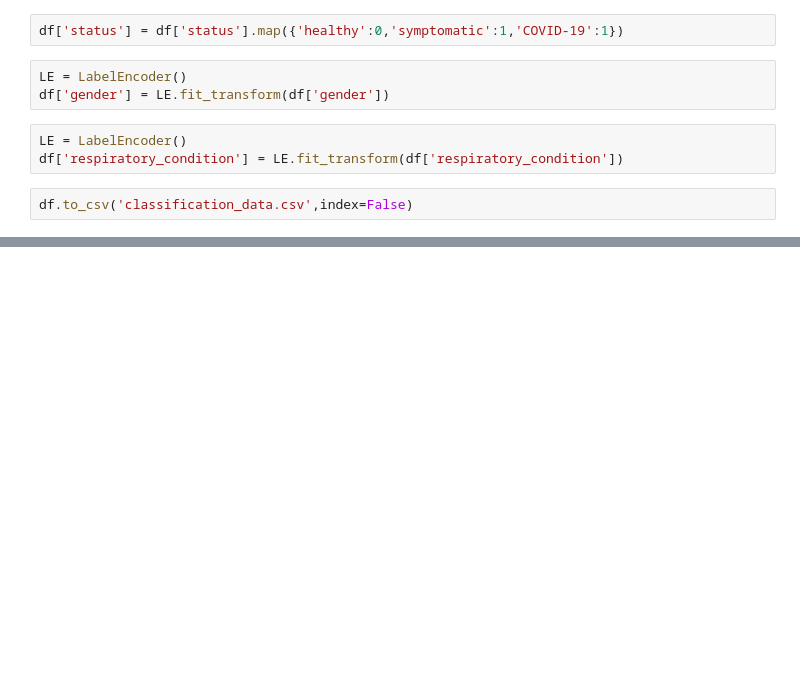
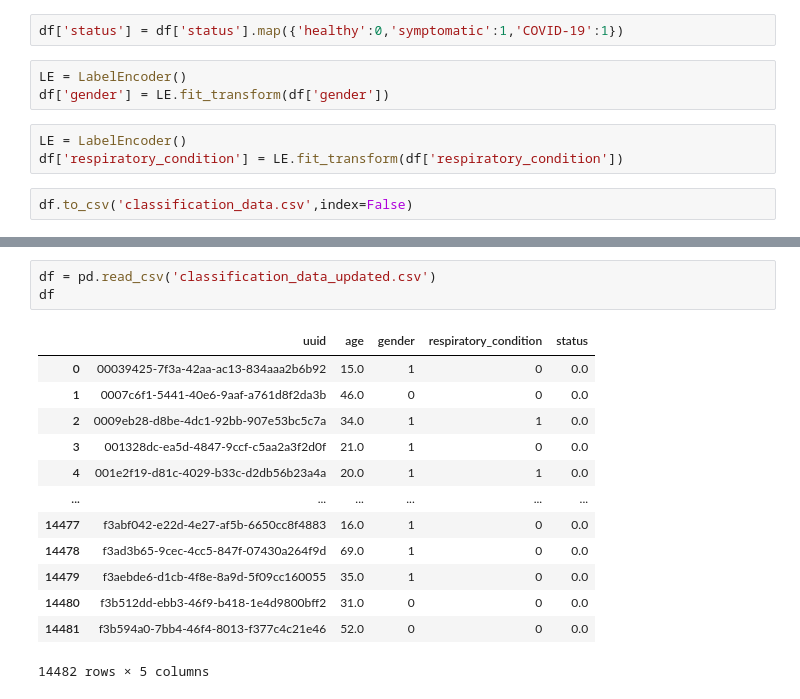
Before and after one commit to Rithik57/CovidDetection, a Jupyter notebook: notebook.ipynb, the cells around one changed output, grey strips where cells are left out. Cells and saved outputs as stored; diff of their text form; blank space fills up the shorter version.

```diff
--- a/notebook.ipynb
+++ b/notebook.ipynb
@@ -449,0 +462,17 @@ df = pd.read_csv('classificaton_data.csv')
+# %%
+df = pd.read_csv('classification_data_updated.csv')
+df
+# %% [output]
+|  | uuid | age | gender | respiratory_condition | status |
+| 0 | 00039425-7f3a-42aa-ac13-834aaa2b6b92 | 15.0 | 1 | 0 | 0.0 |
+| 1 | 0007c6f1-5441-40e6-9aaf-a761d8f2da3b | 46.0 | 0 | 0 | 0.0 |
+| 2 | 0009eb28-d8be-4dc1-92bb-907e53bc5c7a | 34.0 | 1 | 1 | 0.0 |
+| 3 | 001328dc-ea5d-4847-9ccf-c5aa2a3f2d0f | 21.0 | 1 | 0 | 0.0 |
+| 4 | 001e2f19-d81c-4029-b33c-d2db56b23a4a | 20.0 | 1 | 1 | 0.0 |
+| ... | ... | ... | ... | ... | ... |
+| 14477 | f3abf042-e22d-4e27-af5b-6650cc8f4883 | 16.0 | 1 | 0 | 0.0 |
+| 14478 | f3ad3b65-9cec-4cc5-847f-07430a264f9d | 69.0 | 1 | 0 | 0.0 |
+| 14479 | f3aebde6-d1cb-4f8e-8a9d-5f09cc160055 | 35.0 | 1 | 0 | 0.0 |
+| 14480 | f3b512dd-ebb3-46f9-b418-1e4d9800bff2 | 31.0 | 0 | 0 | 0.0 |
+| 14481 | f3b594a0-7bb4-46f4-8013-f377c4c21e46 | 52.0 | 0 | 0 | 0.0 |
+14482 rows × 5 columns
```
Also changed, not shown: parts of 11 cells of this notebook.
